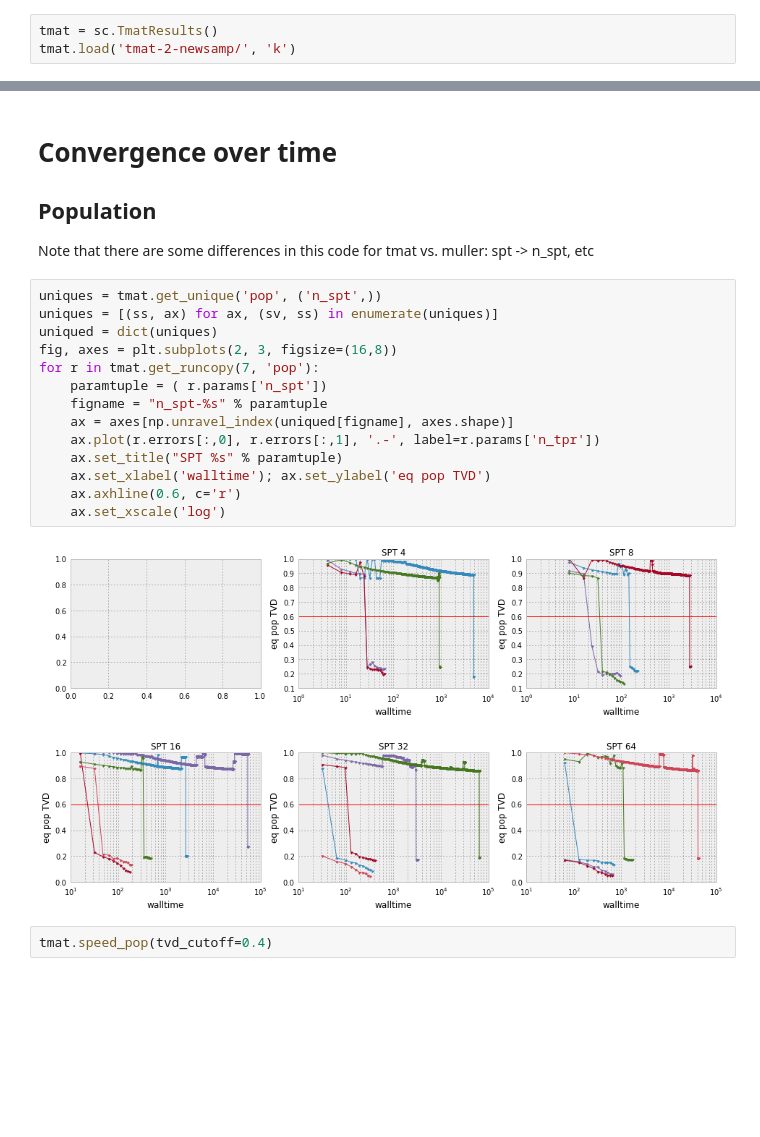
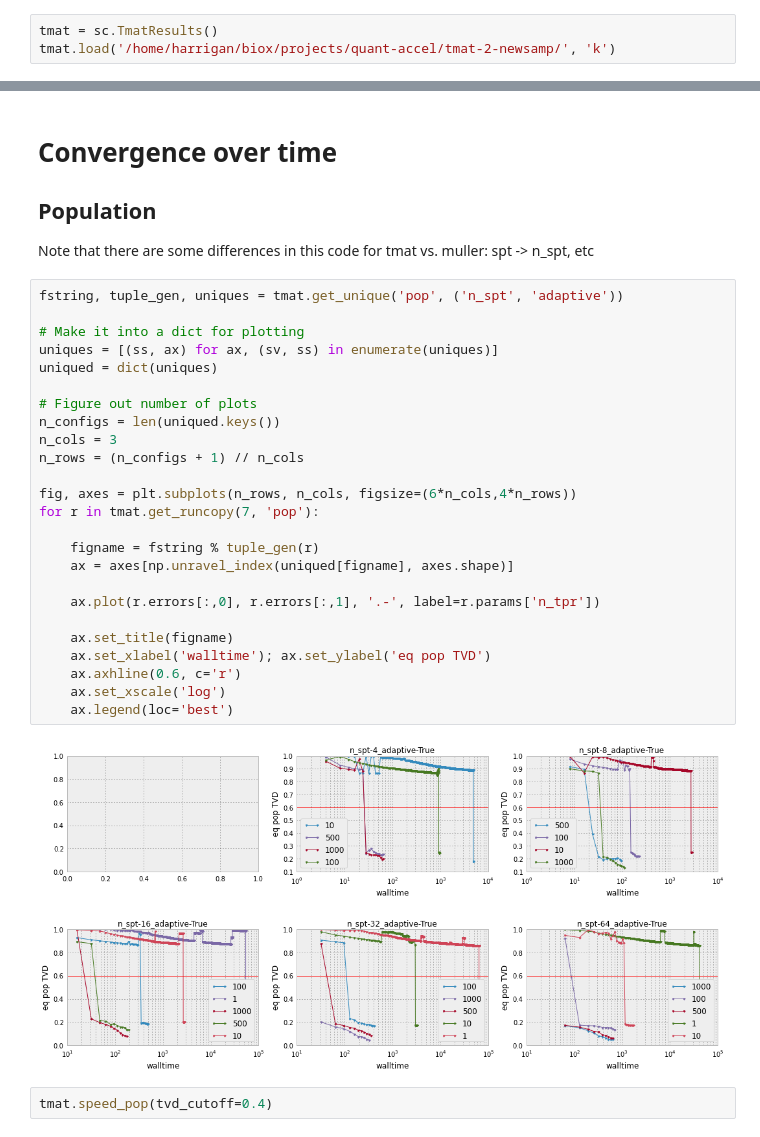
Before and after one commit to mpharrigan/quant-accel, a Jupyter notebook: ipython/tmat3.ipynb, the cells around one changed output, grey strips where cells are left out. Drawn from its saved outputs; the diff is of its cells as text; blank space fills up the shorter version.

Commit message:
Accept non-adaptive results. New 'unique' plotting

```diff
--- a/ipython/tmat3.ipynb
+++ b/ipython/tmat3.ipynb
@@ -20,4 +23,4 @@ import re
 # %%
 tmat = sc.TmatResults()
-tmat.load('tmat-2-newsamp/', 'k')
+tmat.load('/home/harrigan/biox/projects/quant-accel/tmat-2-newsamp/', 'k')
 # %% [output]
@@ -27,21 +30,32 @@ INFO:root:Loaded 410 points
 ## Population
 Note that there are some differences in this code for tmat vs. muller: spt -> n_spt, etc
 # %%
-uniques = tmat.get_unique('pop', ('n_spt',))
+fstring, tuple_gen, uniques = tmat.get_unique('pop', ('n_spt', 'adaptive'))
+
+# Make it into a dict for plotting
 uniques = [(ss, ax) for ax, (sv, ss) in enumerate(uniques)]
 uniqued = dict(uniques)
-fig, axes = plt.subplots(2, 3, figsize=(16,8))
+
+# Figure out number of plots
+n_configs = len(uniqued.keys())
+n_cols = 3
+n_rows = (n_configs + 1) // n_cols
+
+fig, axes = plt.subplots(n_rows, n_cols, figsize=(6*n_cols,4*n_rows))
 for r in tmat.get_runcopy(7, 'pop'):
-    paramtuple = ( r.params['n_spt'])
-    figname = "n_spt-%s" % paramtuple
+
+    figname = fstring % tuple_gen(r)
     ax = axes[np.unravel_index(uniqued[figname], axes.shape)]
+
     ax.plot(r.errors[:,0], r.errors[:,1], '.-', label=r.params['n_tpr'])
-    ax.set_title("SPT %s" % paramtuple)
+
+    ax.set_title(figname)
     ax.set_xlabel('walltime'); ax.set_ylabel('eq pop TVD')
     ax.axhline(0.6, c='r')
     ax.set_xscale('log')
+    ax.legend(loc='best')
 # %% [output]
-[figure, old version]
+[figure, new version]
 # %%
 tmat.speed_pop(tvd_cutoff=0.4)
 # %%
```
Also changed, not shown: parts of 9 cells of this notebook, 2 other files.
